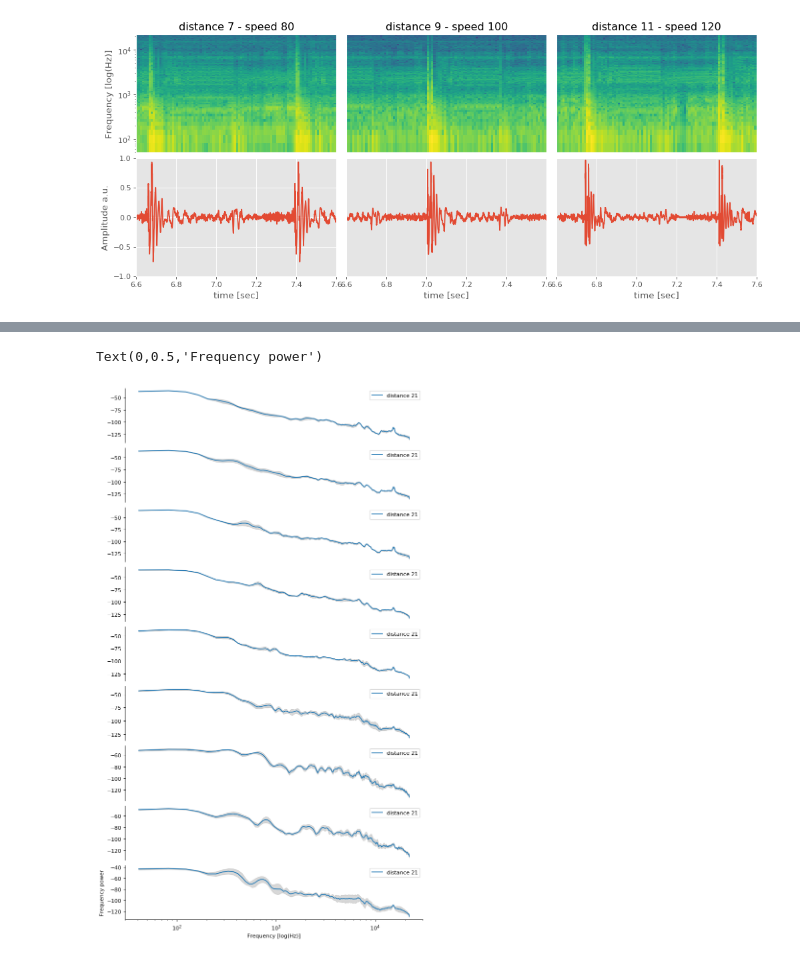
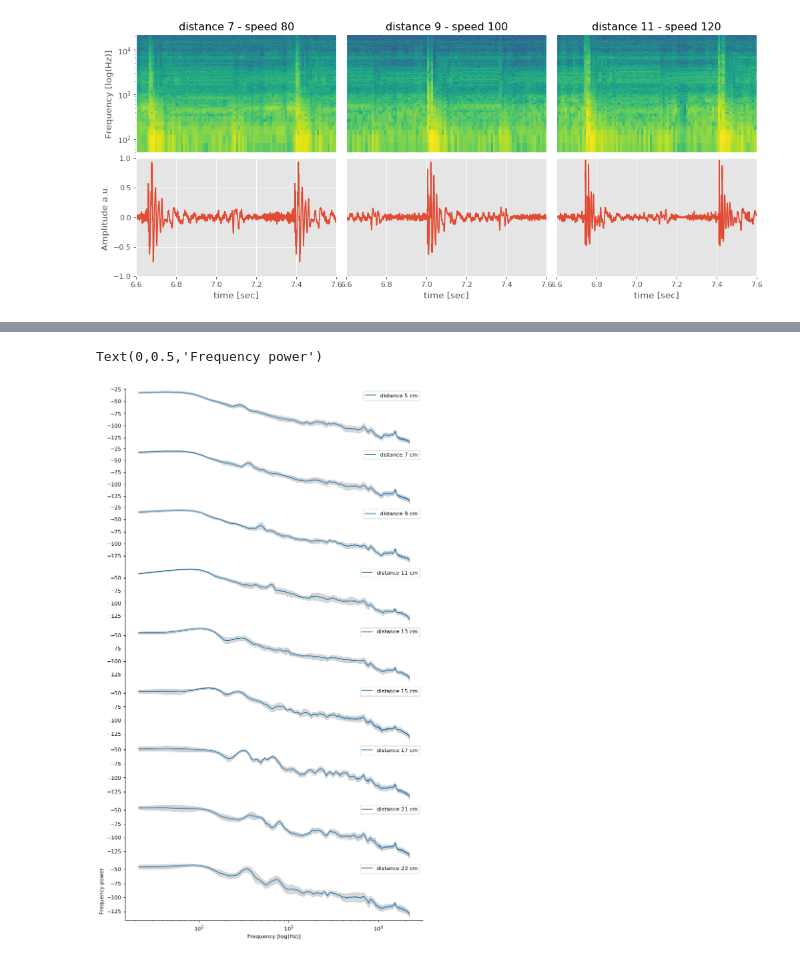
Before and after one commit to LucaHermes/PiezoAntenna, a Jupyter notebook: Varying speed.ipynb, the cells around one changed output, grey strips where cells are left out. Saved outputs shown, nothing was run; the diff lists cells and outputs as text; code cells hidden in the pictures.

```diff
--- a/Varying speed.ipynb
+++ b/Varying speed.ipynb
@@ -216,7 +216,7 @@ np.shape(contact_signals[contact_signals.distance == 11].iloc[:, 2:].values[0][0
 (2048,)
 # %%
 FRAMERATE = 44100.
-SEGMENT_LEN = 535
+SEGMENT_LEN = 1024
 
 def generate_spectrum(data):
     return signal.welch(data,
@@ -224,3 +224,4 @@ def generate_spectrum(data):
                            window='hann',
                            nperseg=SEGMENT_LEN,
                            nfft=SEGMENT_LEN*2)
+contact_signals
@@ -226,0 +247,17 @@ def generate_spectrum(data):
+# %%
+# save all spectra to a DataFrame
+psds = pd.DataFrame()
+clean_contact_data = contact_signals.iloc[:, :101]
+
+for i in range(len(df)):
+    speed = clean_contact_data.at[i, 'speed']
+    distance = clean_contact_data.at[i, 'distance']
+    contact_data = clean_contact_data.iloc[i, 2:].values.tolist()
+    # generate spectra for all every contact of this speed and distance
+    f, Pxx = generate_spectrum(contact_data)
+    Pxx = 10 * np.log10(Pxx)
+    Pxx = [ np.append([distance, speed], pxx) for pxx in Pxx ]
+    psds = psds.append(Pxx)
+
+psds.columns = np.append(['distance', 'speed'], np.array(f, dtype=np.float))
+psds.head()
@@ -227,47 +272,34 @@ def generate_spectrum(data):
 # %%
 plt.figure(num=None, figsize=(10, 20), dpi=80)
-plt.subplots_adjust(hspace=0.1)
+plt.subplots_adjust(hspace=0)
 counter = 1
 
 plt.style.use('default')
 
-for dist in df.distance.sort_values().unique():
-    dat = contact_signals[contact_signals.distance == dist].iloc[:, 2:].dropna()
-    averages = []
-    for i in range(len(dat)):
-        cs = dat.iloc[i].tolist()
-        f, Pxx = generate_spectrum(cs)
-        Pxx = 10 * np.log10(Pxx)
-        avg = np.mean(Pxx, axis=0)
-        power = avg.sum()
-        averages.append(avg)
-    average = np.mean(averages, axis=0)
-    std_dev = np.std(averages, axis=0)
-    #std_dev[np.abs(std_dev) < 1e-5] = 1e-5
-    #print(std_dev[:-10])
+for dist in psds.distance.sort_values().unique():
+    dat = psds[psds.distance == dist].iloc[:, 2:].values.tolist()
+    average = np.mean(dat, axis=0)
+    std_dev = np.std(dat, axis=0)
     ax = plt.subplot(10, 1, counter)
     plt.xscale('log')
     counter += 1
-    # plt.errorbar(f, average, yerr=std_dev, label='distance %d' % dist)
 
-
-    plt.plot(f, average, label='distance %d' % distance)
+    plt.plot(f, average, label='distance %d cm' % dist)
     plt.fill_between(f, average-std_dev, average+std_dev, color='grey', alpha=.3)
-
 
     ax.spines['right'].set_visible(False)
     ax.spines['top'].set_visible(False)
     if counter < 10:
         ax.spines['bottom'].set_visible(False)
         ax.get_xaxis().set_visible(False)
     plt.legend()
 
 plt.legend()
 plt.xlabel("Frequency [log(Hz)]")
 plt.ylabel("Frequency power")
 # %% [output]
 Text(0,0.5,'Frequency power')
-[figure, old version]
+[figure, new version]
 # %%
 plt.figure(num=None, figsize=(10, 20), dpi=80)
 plt.subplots_adjust(hspace=0.1)
```
Also changed, not shown: parts of 14 cells of this notebook, 2 other files.
